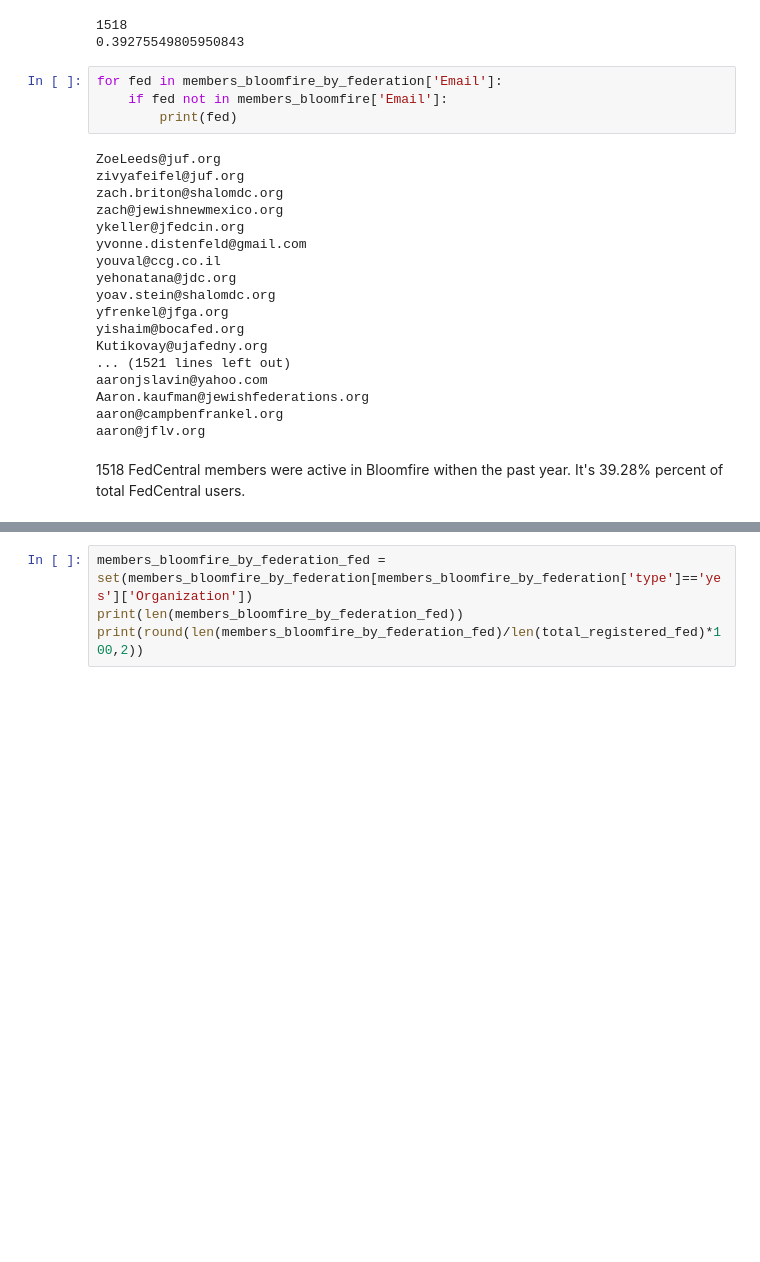
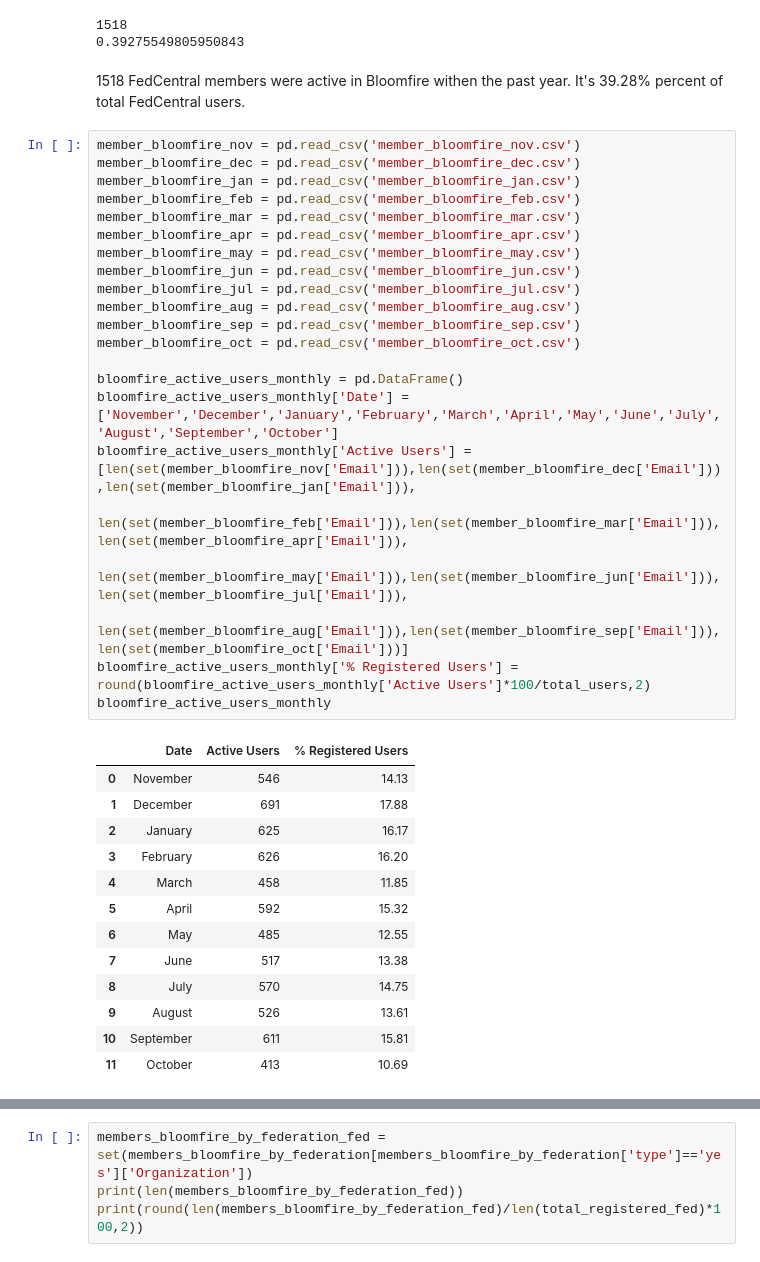
Before and after one commit to olga0503/DATA602hw1, a Jupyter notebook: FedCentral Analytics .ipynb, the cells around one changed output, grey strips where cells are left out. Saved outputs shown, nothing was run; the diff lists cells and outputs as text; blank space fills up the shorter version.

```diff
--- a/FedCentral Analytics .ipynb
+++ b/FedCentral Analytics .ipynb
@@ -493,27 +491,41 @@ print(len(members_bloomfire)/total_users)
 # %% [output]
 1518
 0.39275549805950843
-# %%
-for fed in members_bloomfire_by_federation['Email']:
-    if fed not in members_bloomfire['Email']:
-        print(fed)
-# %% [output]
-ZoeLeeds@juf.org
-zivyafeifel@juf.org
-zach.briton@shalomdc.org
-zach@jewishnewmexico.org
-ykeller@jfedcin.org
-yvonne.distenfeld@gmail.com
-youval@ccg.co.il
-yehonatana@jdc.org
-yoav.stein@shalomdc.org
-yfrenkel@jfga.org
-yishaim@bocafed.org
-Kutikovay@ujafedny.org
-... (1521 lines left out)
-aaronjslavin@yahoo.com
-Aaron.kaufman@jewishfederations.org
-aaron@campbenfrankel.org
-aaron@jflv.org
 # %% [markdown]
 1518 FedCentral members were active in Bloomfire withen the past year. It's 39.28% percent of total FedCentral users.
+# %%
+member_bloomfire_nov = pd.read_csv('member_bloomfire_nov.csv')
+member_bloomfire_dec = pd.read_csv('member_bloomfire_dec.csv')
+member_bloomfire_jan = pd.read_csv('member_bloomfire_jan.csv')
+member_bloomfire_feb = pd.read_csv('member_bloomfire_feb.csv')
+member_bloomfire_mar = pd.read_csv('member_bloomfire_mar.csv')
+member_bloomfire_apr = pd.read_csv('member_bloomfire_apr.csv')
+member_bloomfire_may = pd.read_csv('member_bloomfire_may.csv')
+member_bloomfire_jun = pd.read_csv('member_bloomfire_jun.csv')
+member_bloomfire_jul = pd.read_csv('member_bloomfire_jul.csv')
+member_bloomfire_aug = pd.read_csv('member_bloomfire_aug.csv')
+member_bloomfire_sep = pd.read_csv('member_bloomfire_sep.csv')
+member_bloomfire_oct = pd.read_csv('member_bloomfire_oct.csv')
+
+bloomfire_active_users_monthly = pd.DataFrame()
+bloomfire_active_users_monthly['Date'] = ['November','December','January','February','March','April','May','June','July','August','September','October']
+bloomfire_active_users_monthly['Active Users'] = [len(set(member_bloomfire_nov['Email'])),len(set(member_bloomfire_dec['Email'])),len(set(member_bloomfire_jan['Email'])),
+                                        len(set(member_bloomfire_feb['Email'])),len(set(member_bloomfire_mar['Email'])), len(set(member_bloomfire_apr['Email'])),
+                                        len(set(member_bloomfire_may['Email'])),len(set(member_bloomfire_jun['Email'])), len(set(member_bloomfire_jul['Email'])),
+                                        len(set(member_bloomfire_aug['Email'])),len(set(member_bloomfire_sep['Email'])),len(set(member_bloomfire_oct['Email']))]
+bloomfire_active_users_monthly['% Registered Users'] = round(bloomfire_active_users_monthly['Active Users']*100/total_users,2)
+bloomfire_active_users_monthly
+# %% [output]
+|  | Date | Active Users | % Registered Users |
+| 0 | November | 546 | 14.13 |
+| 1 | December | 691 | 17.88 |
+| 2 | January | 625 | 16.17 |
+| 3 | February | 626 | 16.20 |
+| 4 | March | 458 | 11.85 |
+| 5 | April | 592 | 15.32 |
+| 6 | May | 485 | 12.55 |
+| 7 | June | 517 | 13.38 |
+| 8 | July | 570 | 14.75 |
+| 9 | August | 526 | 13.61 |
+| 10 | September | 611 | 15.81 |
+| 11 | October | 413 | 10.69 |
```
Also changed, not shown: parts of 3 cells of this notebook.
